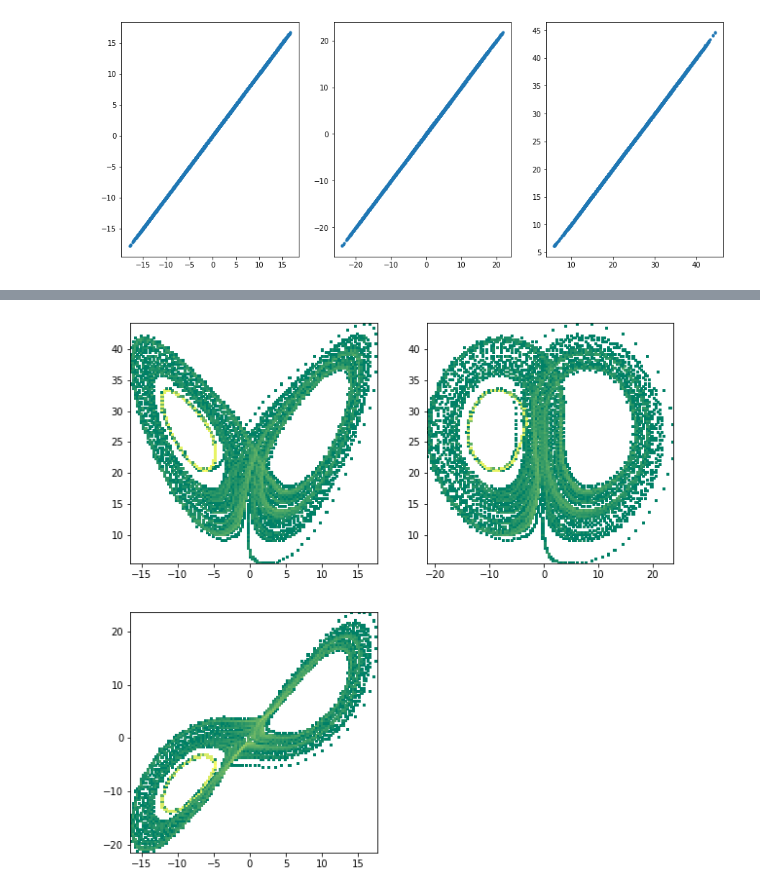
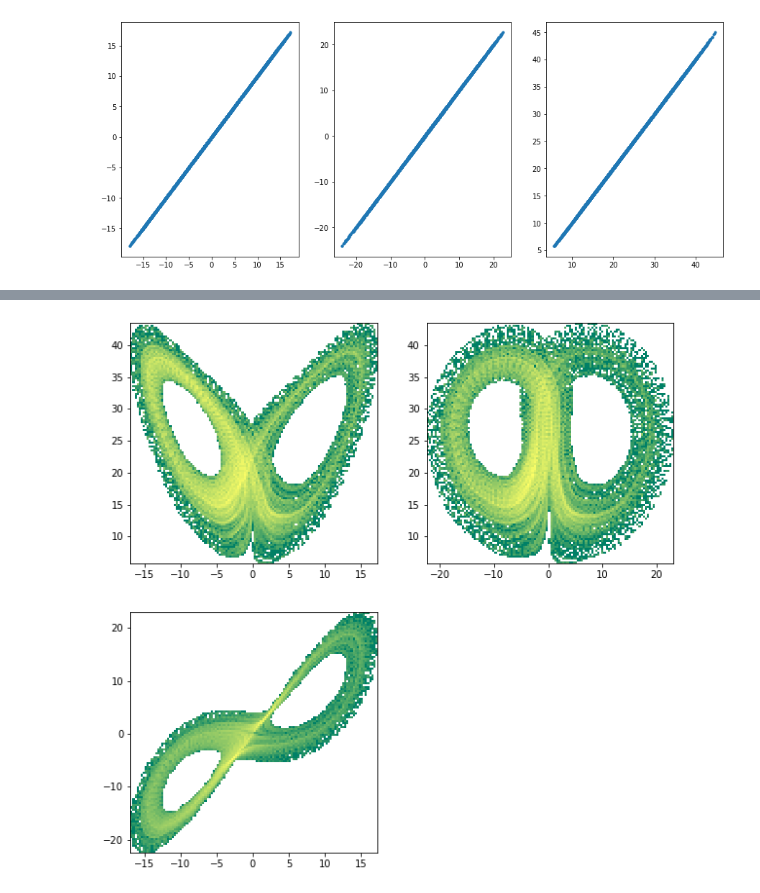
Before and after one commit to nansencenter/ml-crashcourse, a Jupyter notebook: L63_demonstrator.ipynb, the cells around one changed output, grey strips where cells are left out. Cells and saved outputs as stored; diff of their text form; code cells hidden in the pictures.

```diff
--- a/L63_demonstrator.ipynb
+++ b/L63_demonstrator.ipynb
@@ -140,9 +146,9 @@ from tensorflow.keras import layers
 # %%
 nn_model = keras.Sequential(
     [
-        layers.Dense(40, activation="relu", name="layer1", input_shape=(3,)),
+        layers.Dense(50, activation="relu", name="layer1", input_shape=(3,)),
         layers.Dense(20, activation="relu", name="layer2"),
-        layers.Dense(3, name="output"),
+        layers.Dense(3, name="output", activation="linear"),
     ])
 # %%
 nn_model.summary()
@@ -164,5 +170,5 @@ _________________________________________________________________
 # %%
 nn_model.compile(optimizer='Adam', loss='mse')
 # %%
-history = nn_model.fit(norm(Xtrain),ytrain, validation_data=(norm(Xval),yval),epochs=50)
+history = nn_model.fit(norm(Xtrain),ytrain, validation_data=(norm(Xval),yval),epochs=100, batch_size=64)
 # %% [output]
@@ -202,5 +208,7 @@ ax[2].plot(yval[:,2],ynn[:,2],'.')
 [<matplotlib.lines.Line2D at 0x...>]
 [figure]
 # %%
-forward_nn = lambda v: nn_model.predict(norm(v))
+forward_nn = lambda v: nn_model(norm(v), training=False)
+
+#model(np.zeros((1, 1, 1)), training=False)
 # %%
@@ -219,6 +254,6 @@ ax[2].plot(Vtestnn[:,0,2])
 # %%
-Vtestnn = simulate(forward_nn, K, Vtest[0,0], burnin=0)
+Vtestnnlong = simulate(forward_nn, K, Vtest[0,:1], burnin=0, N=1).squeeze()
 # %%
-fig, ax = phase_plot(Vtestnn)
+fig, ax = phase_plot(Vtestnnlong)
 # %% [output]
-[figure, old version]
+[figure, new version]
```
Also changed, not shown: parts of 21 cells of this notebook.
